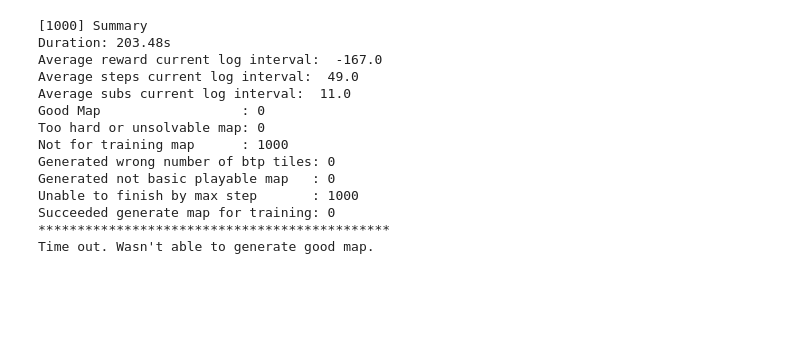
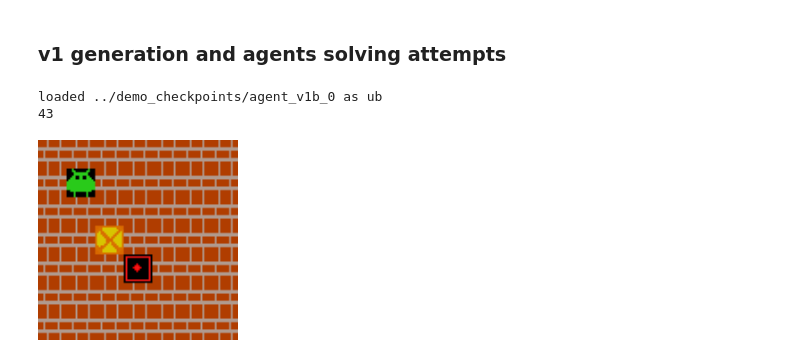
Before and after one commit to AustinXY/adversarial-level-generation, a Jupyter notebook: demo/Demonstration.ipynb, the cells around one changed output. Saved outputs shown, nothing was run; the diff lists cells and outputs as text; code cells hidden in the pictures; blank space fills up the shorter version.

```diff
--- a/demo/Demonstration.ipynb
+++ b/demo/Demonstration.ipynb
@@ -16,3 +17,10 @@ train_mode = 'mlp'
 alg_path = '../demo_checkpoints/alg_v1b_v'
 agent_lb_path = '../demo_checkpoints/agent_v1b_1'
 agent_ub_path = '../demo_checkpoints/agent_v1b_0'
+init_box_target_prob = 1.
+init_box_prob = 1.
+init_player_prob = 1.
+init_probs = [init_box_target_prob, init_box_prob, init_player_prob]
+soko_env = SokobanEnv(dim_room=dim_room, max_steps=50, num_boxes=num_boxes, train_mode=train_mode, log_train_info=False)
+agent_demo_lb = AgentDemoWrapper(soko_env, agent_path=agent_lb_path)
+agent_demo_ub = AgentDemoWrapper(soko_env, agent_path=agent_ub_path)
@@ -24,18 +48,5 @@ alg_demo = ALGDemoWrapper(alg_env, alg_path=alg_path, alg_version=alg_version)
 # %%
-if alg_demo.generate_episode_gif():
-    display(Image(filename='temp/alg_episode_v{}.gif'.format(alg_version), width=200, height=200))
+agent_demo_ub.generate_episode_gif(generated_map)
+display(Image(filename='temp/agent_episode.gif'.format(alg_version), width=200, height=200))
+agent_demo_lb.generate_episode_gif(generated_map)
+display(Image(filename='temp/agent_episode.gif'.format(alg_version), width=200, height=200))
-# %% [output]
-[1000] Summary
-Duration: 203.48s
-Average reward current log interval:  -167.0
-Average steps current log interval:  49.0
-Average subs current log interval:  11.0
-Good Map                  : 0
-Too hard or unsolvable map: 0
-Not for training map      : 1000
-Generated wrong number of btp tiles: 0
-Generated not basic playable map   : 0
-Unable to finish by max step       : 1000
-Succeeded generate map for training: 0
-*********************************************
-Time out. Wasn't able to generate good map.
@@ -43,0 +53,14 @@ alg_version = 1
+# %% [markdown]
+### v1 generation and agents solving attempts
+# %%
+alg_version = 1
+alg_env = ALGEnv(dim_room=dim_room, num_boxes=num_boxes, train_mode=train_mode,
+                 alg_version=alg_version, agent_lb_path=agent_lb_path, agent_ub_path=agent_ub_path, init_probs=init_probs)
+alg_demo = ALGDemoWrapper(alg_env, alg_path=alg_path, alg_version=alg_version)
+succeeded, generated_map = alg_demo.generate_episode_gif()
+if succeeded:
+    display(Image(filename='temp/alg_episode_v{}.gif'.format(alg_version), width=200, height=200))
+# %% [output]
+loaded ../demo_checkpoints/agent_v1b_0 as ub
+43
+[figure, added]
```
Also changed, not shown: parts of 16 cells of this notebook, 9 other files.
